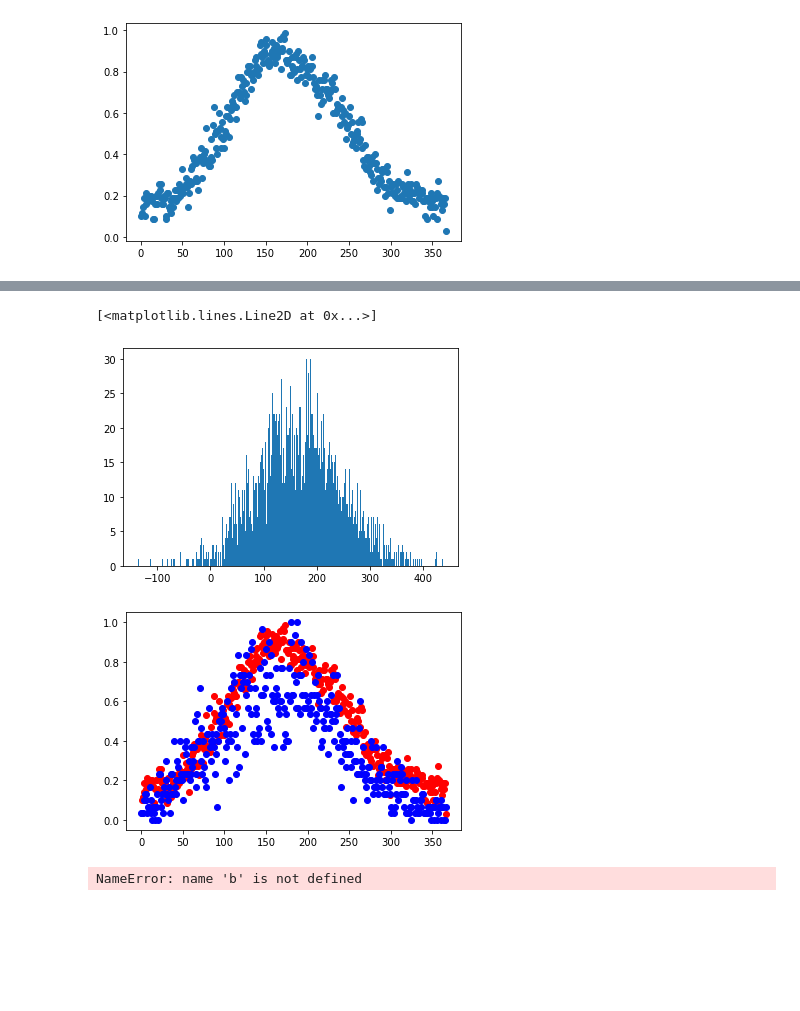
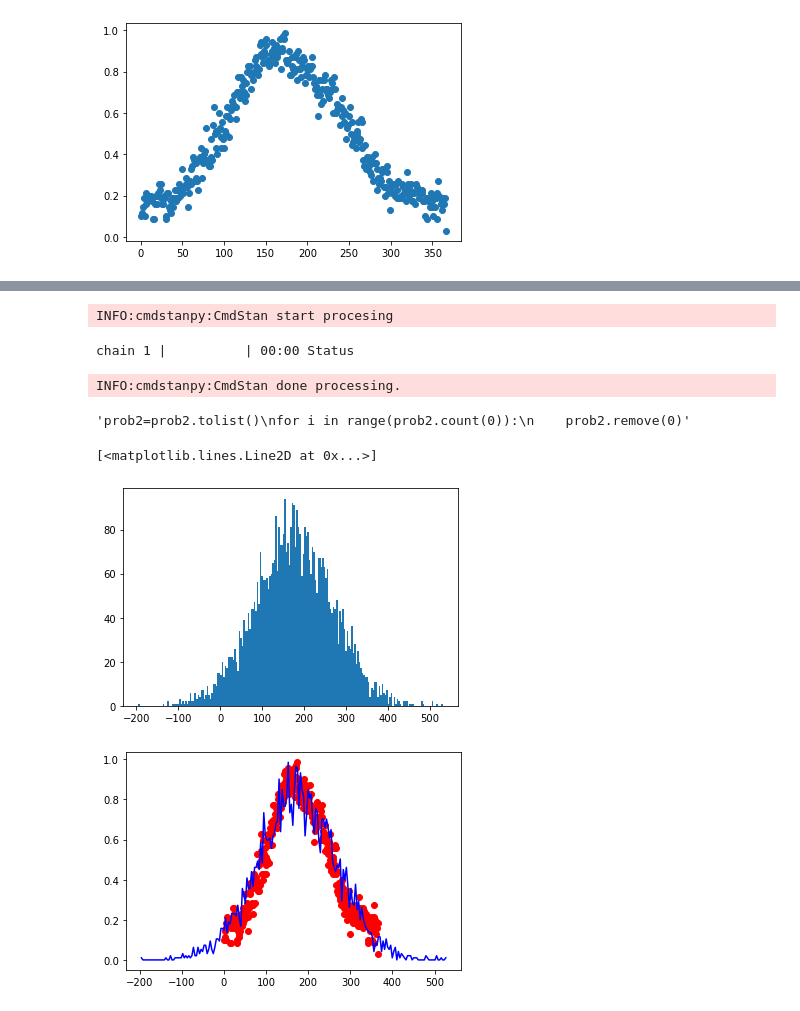
Before and after one commit to mck1303/DA_Project, a Jupyter notebook: DA.ipynb, the cells around one changed output, grey strips where cells are left out. Cells and saved outputs as stored; diff of their text form; code cells hidden in the pictures; blank space fills up the shorter version.

```diff
--- a/DA.ipynb
+++ b/DA.ipynb
@@ -71,3 +72,17 @@ INFO:cmdstanpy:CmdStan done processing.
 mu1=m1.stan_variable('mu')
 sigma1=m1.stan_variable('sigma')
 prob1=m1.stan_variable('prob')
+# %%
+mini=1000
+maxi=0
+for i in prob1:
+    if i<mini:
+        mini=i
+    if i>maxi:
+        maxi=i
+bins=int(abs(maxi-mini))
+u=plt.hist(prob1,bins=bins)
+
+plt.figure()
+plt.plot(u[1][:-1],u[0]/max(u[0])*69/70,'bo')
+plt.plot(x,days/70,'ro')
@@ -73,0 +93,2 @@ prob1=m1.stan_variable('prob')
+# %%
+model1_fit=CmdStanModel(stan_file='model1_fit.stan')
@@ -74,39 +112,32 @@ prob1=m1.stan_variable('prob')
+# %%
+y=np.linspace(1,366,366)
+data=dict(N=len(y),probs=y)
+m2=model1_fit.sample(data=data,iter_sampling=5000,chains=1)
+# %% [output]
+INFO:cmdstanpy:CmdStan start procesing
+chain 1 |          | 00:00 Status
+INFO:cmdstanpy:CmdStan done processing.
+# %%
+mu2=m2.stan_variable('mu')
+sigma2=m2.stan_variable('sigma')
+prob2=m2.stan_variable('prob')
+# %% [output]
+'prob2=prob2.tolist()\nfor i in range(prob2.count(0)):\n    prob2.remove(0)'
 # %%
-x1=np.linspace(0,200,201)
 mini=1000
 maxi=0
-for i in prob1:
+for i in prob2:
     if i<mini:
         mini=i
     if i>maxi:
         maxi=i
-bins=int(abs(maxi-mini))
-u=plt.hist(prob1,bins=bins)
+bins2=int(abs(maxi-mini))
+u2=plt.hist(prob2,bins=200)
+
 plt.figure()
 plt.plot(x,days/70,'ro')
-
-xm=0
-xx=0
-
-for i in range(len(u[1])):
-    if xm==0 and u[1][i]>=0:
-        xm=i
-    if xx==0 and u[1][i]>=366:
-        xx=i
-plt.plot(u[1][xm:xx],u[0][xm:xx]/max(u[0]),'bo')
+plt.plot(u2[1][:-1],u2[0]/max(u2[0])*69/70,'b-')
 # %% [output]
 [<matplotlib.lines.Line2D at 0x...>]
-[figure, old version]
+[figure, new version]
-[figure, old version]
+[figure, new version]
-# %%
-#nic ważnego - nie usuwać
-n1=np.zeros([366,1])
-for i in b:
-    i=int(i)
-    if 1<=i<=366:
-        n1[i-1]=n1[i-1]+1
-
-plt.plot(x,days,'ob')
-plt.plot(x,n1*14,'or')
-# %% [output]
-NameError: name 'b' is not defined
```
Also changed, not shown: parts of 10 cells of this notebook, 2 other files.
